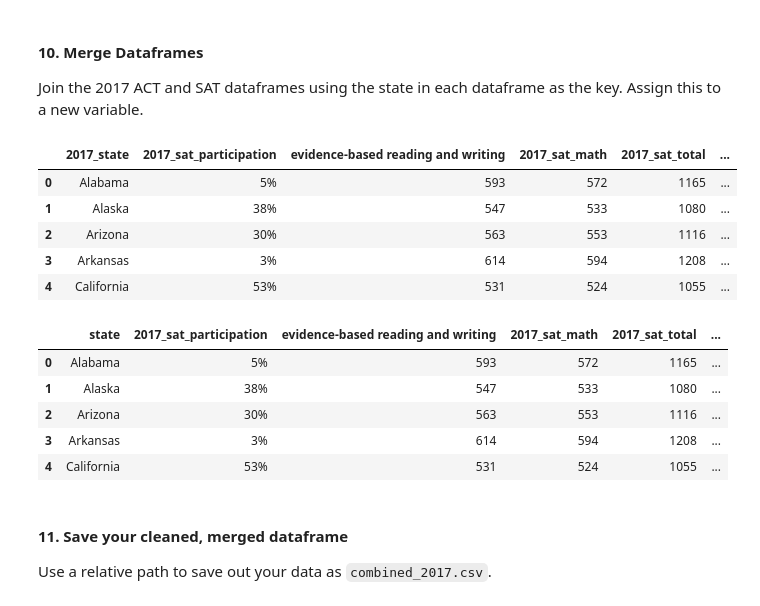
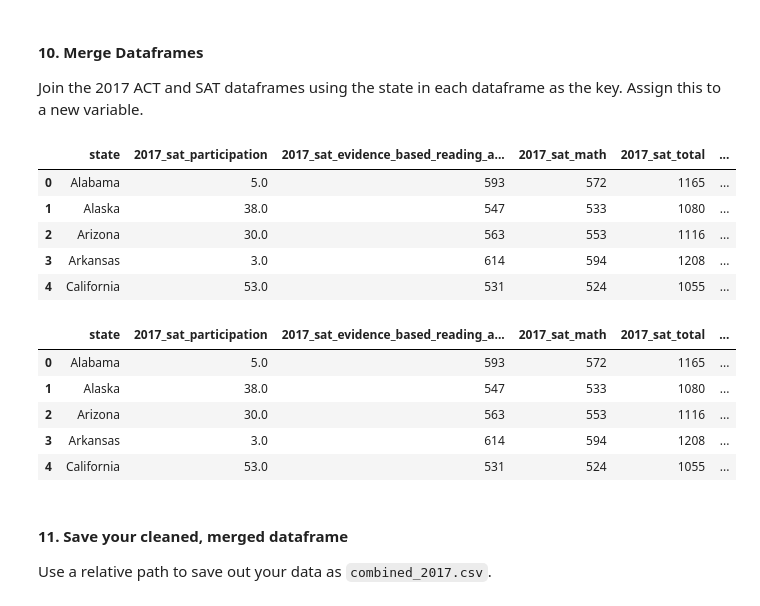
Before and after one commit to amcurley/GA_projects, a Jupyter notebook: Projects/project-1-master/code/Submission-project.ipynb, the cells around one changed output. Drawn from its saved outputs; the diff is of its cells as text; code cells hidden in the pictures.

```diff
--- a/Projects/project-1-master/code/Submission-project.ipynb
+++ b/Projects/project-1-master/code/Submission-project.ipynb
@@ -193,8 +205,8 @@ Based on what you discovered above, use appropriate methods to re-type incorrect
 #code
 
 # This code makes the values in 'Participation' turn into floats
-# sat_2017['Participation'] = sat_2017['Participation'].map(lambda x: float(x[:-1]))
-# act_2017['Participation'] = act_2017['Participation'].map(lambda x: float(x[:-1]))
+# sat_2017['2017_sat_participation'] = sat_2017['2017_sat_participation'].map(lambda x: float(x[:-1]))
+act_2017['2017_act_participation'] = act_2017['2017_act_participation'].map(lambda x: float(x[:-1]))
 # %%
 # Now they are floats
 act_2017.head(3)
@@ -422,4 +443,7 @@ sat_2017.rename(columns={'sat_participation': '2017_sat_participation',
                          'sat_evidence_based_reading_and_writing': '2017_sat_evidence_based_reading_and_writing',
                          'sat_math': '2017_sat_math',
                          'sat_total': '2017_sat_total'}, inplace=True)
+# %%
+sat_2017.rename(columns={'evidence-based reading and writing': '2017_sat_evidence_based_reading_and_writing'
+                        }, inplace=True)
 # %%
@@ -433,0 +459,3 @@ sat_2017.head()
+# %%
+sat_2017.rename(columns={'2017_state': 'state'
+                        }, inplace=True)
@@ -433,0 +467,3 @@ sat_2017.head()
+# %%
+act_2017.rename(columns={'2017_state': 'state'
+                        }, inplace=True)
@@ -438,27 +483,27 @@ Join the 2017 ACT and SAT dataframes using the state in each dataframe as the ke
 # %%
 #Code:
 # This code will merge the dataframe
 #pd.merge(pd.merge(openprice,stockname,on='Symbol')
-combined_2017 = pd.merge(sat_2017, act_2017, on='2017_state')
+combined_2017 = pd.merge(sat_2017, act_2017, on='state')
 combined_2017.head()
 # %% [output]
-|  | 2017_state | 2017_sat_participation | evidence-based reading and writing | 2017_sat_math | 2017_sat_total | ... |
-| 0 | Alabama | 5% | 593 | 572 | 1165 | ... |
-| 1 | Alaska | 38% | 547 | 533 | 1080 | ... |
-| 2 | Arizona | 30% | 563 | 553 | 1116 | ... |
-| 3 | Arkansas | 3% | 614 | 594 | 1208 | ... |
-| 4 | California | 53% | 531 | 524 | 1055 | ... |
+|  | state | 2017_sat_participation | 2017_sat_evidence_based_reading_a... | 2017_sat_math | 2017_sat_total | ... |
+| 0 | Alabama | 5.0 | 593 | 572 | 1165 | ... |
+| 1 | Alaska | 38.0 | 547 | 533 | 1080 | ... |
+| 2 | Arizona | 30.0 | 563 | 553 | 1116 | ... |
+| 3 | Arkansas | 3.0 | 614 | 594 | 1208 | ... |
+| 4 | California | 53.0 | 531 | 524 | 1055 | ... |
 # %%
 combined_2017.rename(columns={'2017_state': 'state'}, inplace=True)
 # %%
 combined_2017.head()
 # %% [output]
-|  | state | 2017_sat_participation | evidence-based reading and writing | 2017_sat_math | 2017_sat_total | ... |
-| 0 | Alabama | 5% | 593 | 572 | 1165 | ... |
-| 1 | Alaska | 38% | 547 | 533 | 1080 | ... |
-| 2 | Arizona | 30% | 563 | 553 | 1116 | ... |
-| 3 | Arkansas | 3% | 614 | 594 | 1208 | ... |
-| 4 | California | 53% | 531 | 524 | 1055 | ... |
+|  | state | 2017_sat_participation | 2017_sat_evidence_based_reading_a... | 2017_sat_math | 2017_sat_total | ... |
+| 0 | Alabama | 5.0 | 593 | 572 | 1165 | ... |
+| 1 | Alaska | 38.0 | 547 | 533 | 1080 | ... |
+| 2 | Arizona | 30.0 | 563 | 553 | 1116 | ... |
+| 3 | Arkansas | 3.0 | 614 | 594 | 1208 | ... |
+| 4 | California | 53.0 | 531 | 524 | 1055 | ... |
 # %% [markdown]
 #### 11. Save your cleaned, merged dataframe
 
```
Also changed, not shown: parts of 92 cells of this notebook, 2 other files.
